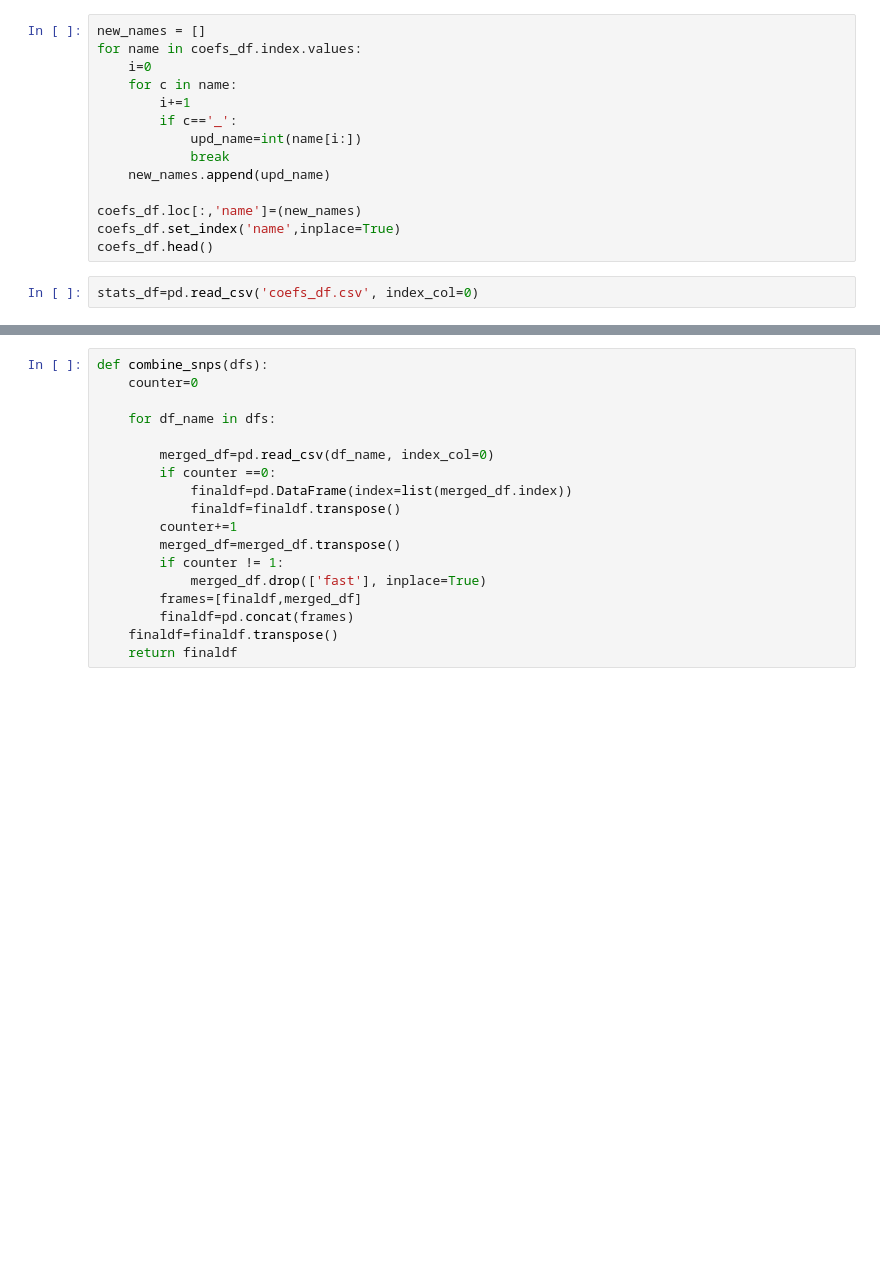
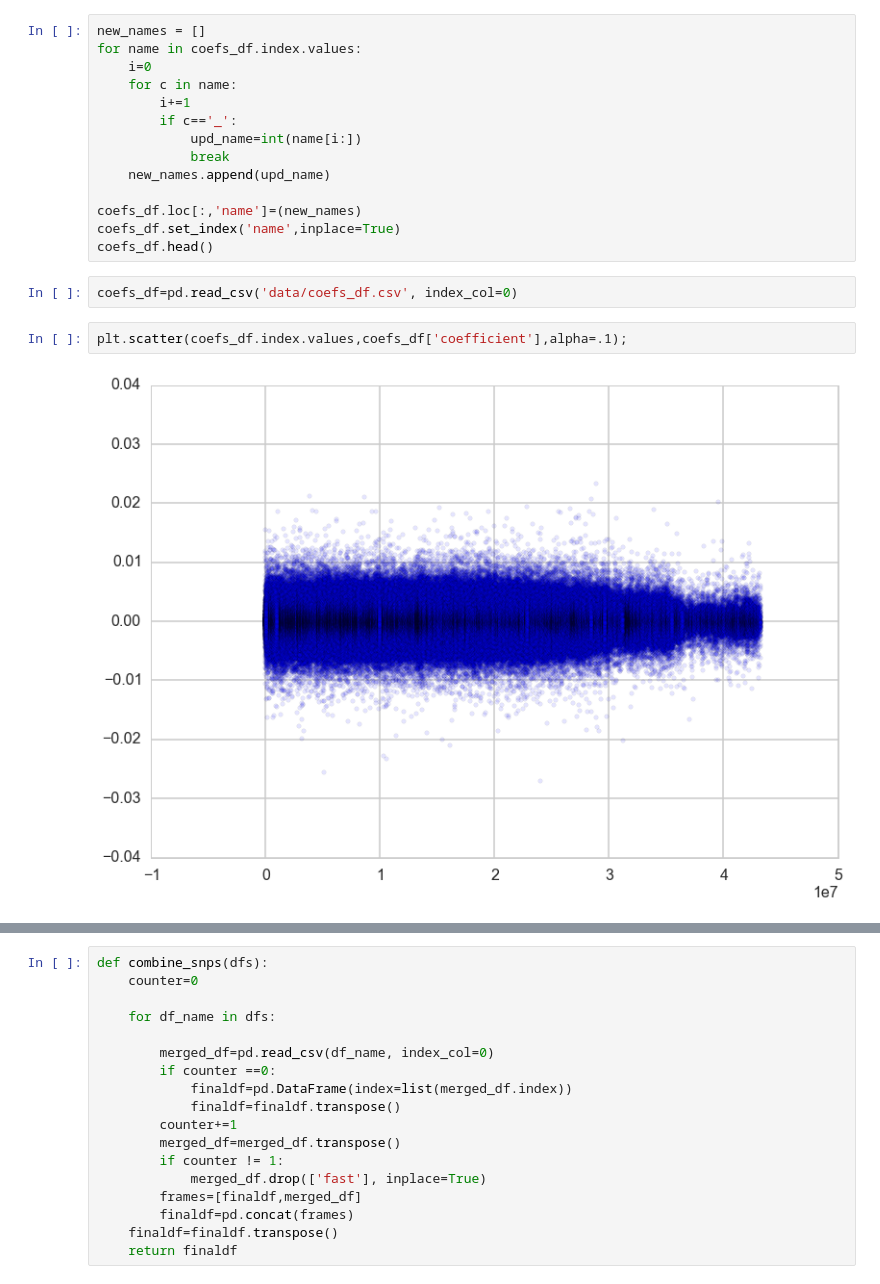
Before and after one commit to dylanpeterson/cs109-final-project, a Jupyter notebook: processbook.ipynb, the cells around one changed output, grey strips where cells are left out. Saved outputs shown, nothing was run; the diff lists cells and outputs as text; blank space fills up the shorter version.

```diff
--- a/processbook.ipynb
+++ b/processbook.ipynb
@@ -2229,7 +2189,11 @@ coefs_df.loc[:,'name']=(new_names)
 coefs_df.set_index('name',inplace=True)
 coefs_df.head()
 # %%
-stats_df=pd.read_csv('coefs_df.csv', index_col=0)
+coefs_df=pd.read_csv('data/coefs_df.csv', index_col=0)
+# %%
+plt.scatter(coefs_df.index.values,coefs_df['coefficient'],alpha=.1);
+# %% [output]
+[figure, added]
 # %%
 plt.scatter(coefs_df.index.values,abs(coefs_df['coefficient']),alpha=.1)
 plt.axis([0,np.max(coefs_df.index.values),0,.03]);
```
Also changed, not shown: parts of 12 cells of this notebook, 2 other files.
